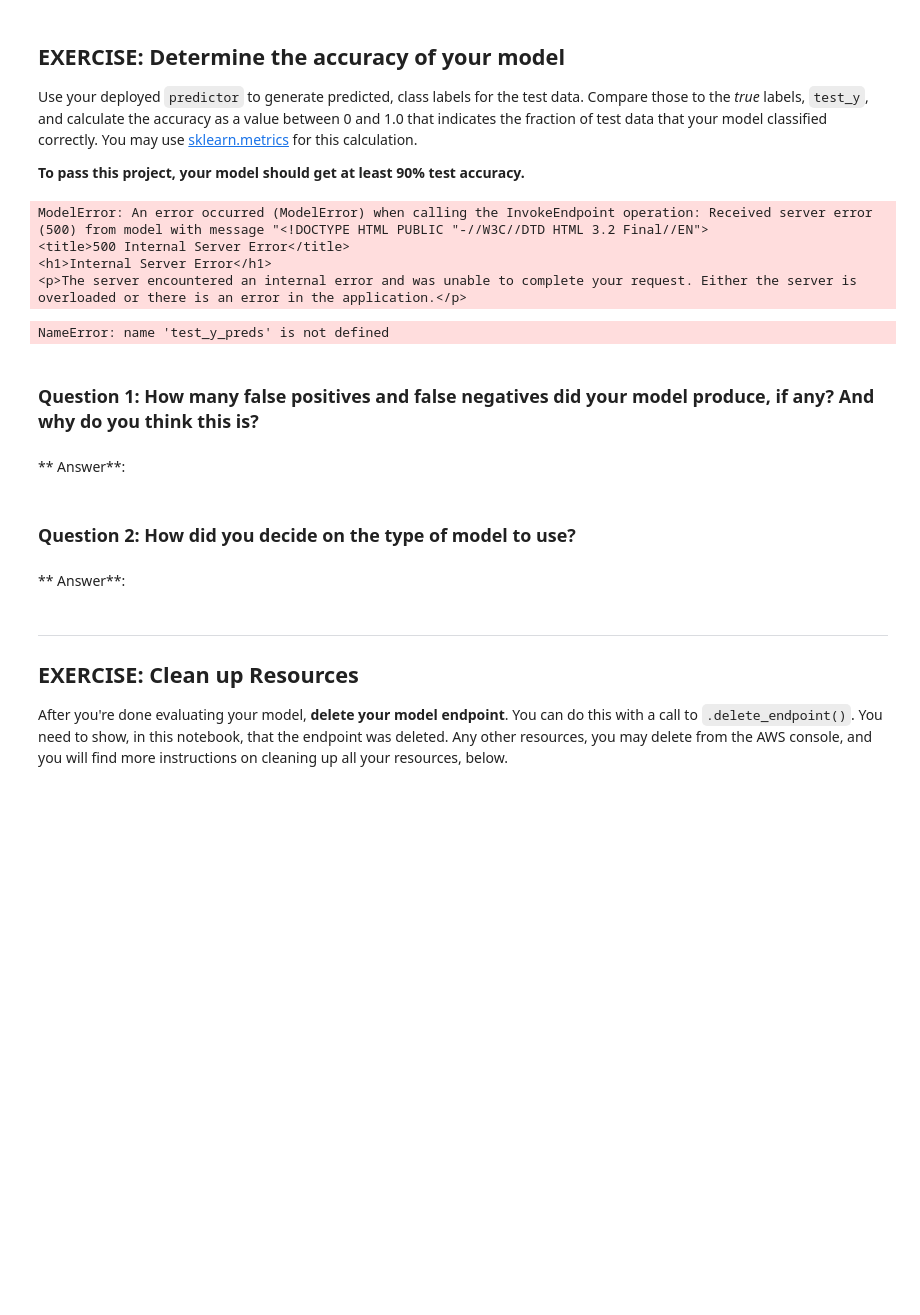
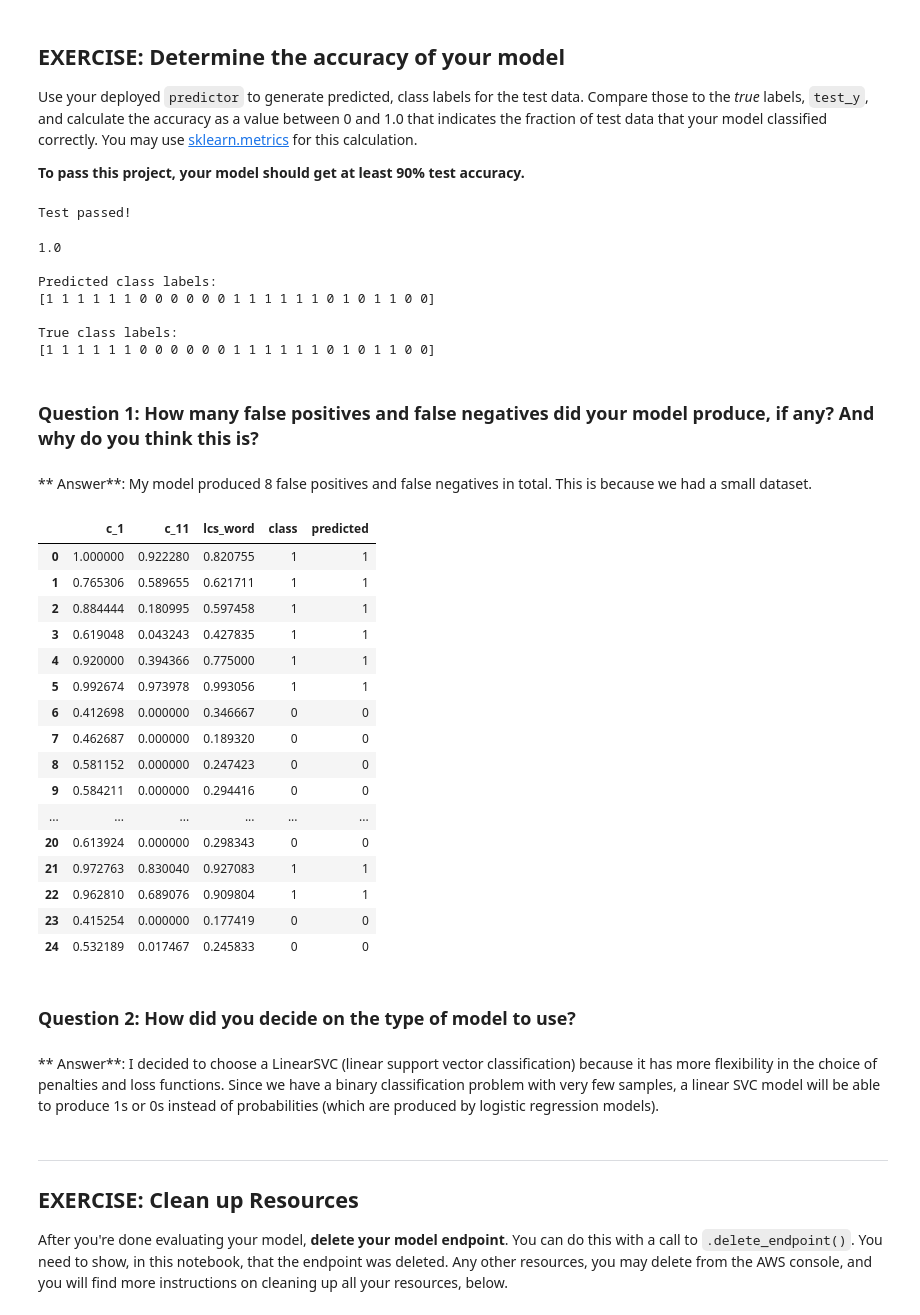
Before and after one commit to chungisab/plagiarismDetector, a Jupyter notebook: 3_Training_a_Model.ipynb, the cells around one changed output. Cells and saved outputs as stored; diff of their text form; code cells hidden in the pictures; blank space fills up the shorter version.

````diff
--- a/3_Training_a_Model.ipynb
+++ b/3_Training_a_Model.ipynb
@@ -175,9 +180,9 @@ from sagemaker.pytorch import PyTorch
 ```
 # %%
 # your import and estimator code, here
-#from sagemaker.sklearn.estimator import SKLearn
-#import sklearn.externals
-#import joblib
+from sagemaker.sklearn.estimator import SKLearn
+import sklearn.externals
+import joblib
 
 output_path = 's3://{}/{}'.format(bucket, prefix)
 
@@ -185,13 +190,14 @@ estimator = SKLearn(entry_point="train.py",
                    source_dir="source_sklearn",
                     framework_version='0.23-1',
                    role=role,
-                   train_instance_count=1,
-                   train_instance_type='ml.c4.xlarge',
+                   instance_count=1,
+                   instance_type='ml.c4.xlarge',
+                    #train_instance_type='ml.c4.2xlarge',
                     output_path = output_path,
                     sagemaker_session=sagemaker_session)
 
 #from sagemaker.pytorch import PyTorch
-#model = PyTorchModel(model_data=estimator.model_data, role = role, framework_version='0.4.0', entry_point='predict.py', source_dir='source_pytorch')
+#model = PyTorch(model_data=estimator.model_data, role = role, framework_version='0.4.0', entry_point='predict.py', source_dir='source_pytorch')
 # %% [markdown]
 ## EXERCISE: Train the estimator
 
@@ -279,10 +283,7 @@ DON'T MODIFY ANYTHING IN THIS CELL THAT IS BELOW THIS LINE
 assert len(test_y_preds)==len(test_y), 'Unexpected number of predictions.'
 print('Test passed!')
 # %% [output]
-ModelError: An error occurred (ModelError) when calling the InvokeEndpoint operation: Received server error (500) from model with message "<!DOCTYPE HTML PUBLIC "-//W3C//DTD HTML 3.2 Final//EN">
-<title>500 Internal Server Error</title>
-<h1>Internal Server Error</h1>
-<p>The server encountered an internal error and was unable to complete your request. Either the server is overloaded or there is an error in the application.</p>
+Test passed!
 # %%
 # Second: calculate the test accuracy
 from sklearn.metrics import accuracy_score
@@ -297,15 +298,43 @@ print(test_y_preds)
 print('\nTrue class labels: ')
 print(test_y.values)
 # %% [output]
-NameError: name 'test_y_preds' is not defined
+1.0
+
+Predicted class labels:
+[1 1 1 1 1 1 0 0 0 0 0 0 1 1 1 1 1 1 0 1 0 1 1 0 0]
+
+True class labels:
+[1 1 1 1 1 1 0 0 0 0 0 0 1 1 1 1 1 1 0 1 0 1 1 0 0]
 # %% [markdown]
 ### Question 1: How many false positives and false negatives did your model produce, if any? And why do you think this is?
-# %% [markdown]
-** Answer**:
+# %% [markdown]
+** Answer**: My model produced 8 false positives and false negatives in total. This is because we had a small dataset.
+# %%
+df = pd.concat([pd.DataFrame(test_x), pd.DataFrame(test_y), pd.DataFrame(test_y_preds)], axis=1)
+df.columns=['c_1', 'c_11', 'lcs_word', 'class', 'predicted']
+df
+# %% [output]
+|  | c_1 | c_11 | lcs_word | class | predicted |
+| 0 | 1.000000 | 0.922280 | 0.820755 | 1 | 1 |
+| 1 | 0.765306 | 0.589655 | 0.621711 | 1 | 1 |
+| 2 | 0.884444 | 0.180995 | 0.597458 | 1 | 1 |
+| 3 | 0.619048 | 0.043243 | 0.427835 | 1 | 1 |
+| 4 | 0.920000 | 0.394366 | 0.775000 | 1 | 1 |
+| 5 | 0.992674 | 0.973978 | 0.993056 | 1 | 1 |
+| 6 | 0.412698 | 0.000000 | 0.346667 | 0 | 0 |
+| 7 | 0.462687 | 0.000000 | 0.189320 | 0 | 0 |
+| 8 | 0.581152 | 0.000000 | 0.247423 | 0 | 0 |
+| 9 | 0.584211 | 0.000000 | 0.294416 | 0 | 0 |
+| ... | ... | ... | ... | ... | ... |
+| 20 | 0.613924 | 0.000000 | 0.298343 | 0 | 0 |
+| 21 | 0.972763 | 0.830040 | 0.927083 | 1 | 1 |
+| 22 | 0.962810 | 0.689076 | 0.909804 | 1 | 1 |
+| 23 | 0.415254 | 0.000000 | 0.177419 | 0 | 0 |
+| 24 | 0.532189 | 0.017467 | 0.245833 | 0 | 0 |
 # %% [markdown]
 ### Question 2: How did you decide on the type of model to use?
-# %% [markdown]
-** Answer**:
+# %% [markdown]
+** Answer**: I decided to choose a LinearSVC (linear support vector classification) because it has more flexibility in the choice of penalties and loss functions. Since we have a binary classification problem with very few samples, a linear SVC model will be able to produce 1s or 0s instead of probabilities (which are produced by logistic regression models).
 # %% [markdown]
 ----
 ## EXERCISE: Clean up Resources
````
Also changed, not shown: parts of 6 cells of this notebook.
